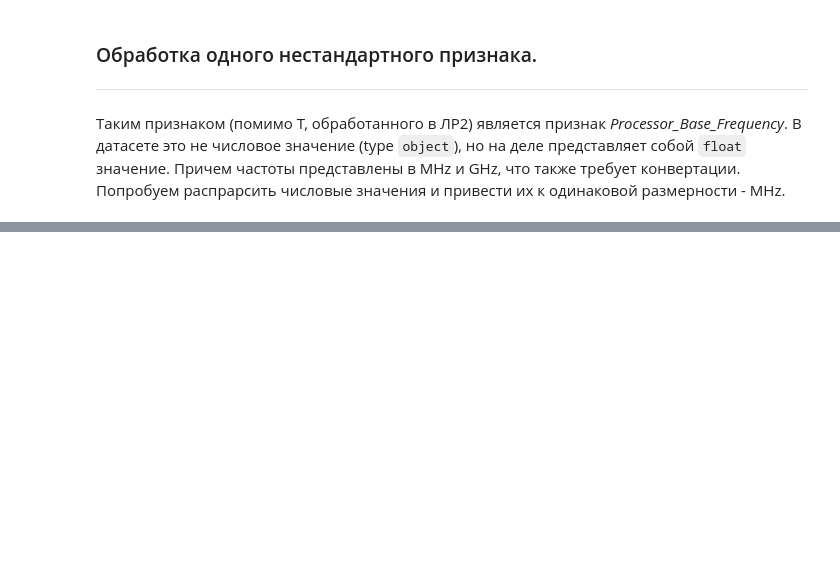
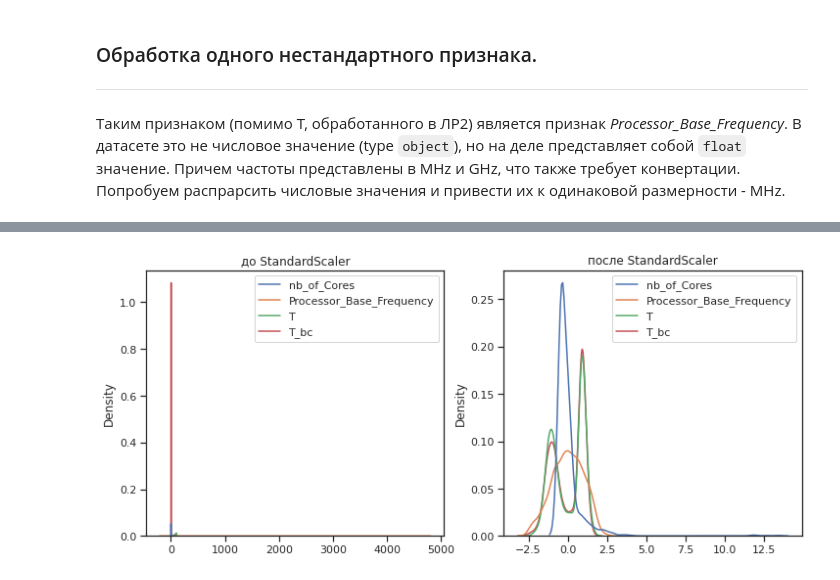
Before and after one commit to GeorgiyX/ML-21, a Jupyter notebook: lr-3/lr-3.ipynb, the cells around one changed output, grey strips where cells are left out. Cells and saved outputs as stored; diff of their text form; code cells hidden in the pictures; blank space fills up the shorter version.

```diff
--- a/lr-3/lr-3.ipynb
+++ b/lr-3/lr-3.ipynb
@@ -55,0 +101,17 @@ dataset
+# %%
+regex_ghz = r"[0-9\.]*(?= GHz)"
+regex_mhz = r"[0-9\.]*(?= MHz)"
+col_name = "Processor_Base_Frequency"
+for val in dataset[col_name]:
+    if type(val) is not str:
+        continue
+    match = re.search(regex_ghz, str(val))
+    if match:
+        dataset[col_name] = dataset[col_name].replace([val], float(match.group()) * 1000)
+    else:
+        match = re.search(regex_mhz, str(val))
+        if not match:
+            raise BaseException("Не удалось распарсить {}".format(val))
+        else:
+            dataset[col_name] = dataset[col_name].replace([val], float(match.group()))
+dataset[col_name] = dataset[col_name].astype(int)
@@ -55,0 +137,2 @@ dataset
+# %%
+dataset_num = dataset[["nb_of_Cores", "Processor_Base_Frequency", "T", "T_bc"]]
@@ -55,0 +157,4 @@ dataset
+# %%
+standard_scaler = StandardScaler()
+dataset_num_ss = pd.DataFrame(standard_scaler.fit_transform(dataset_num), columns=dataset_num.columns)
+dataset_num_ss.describe()
@@ -55,0 +171,4 @@ dataset
+# %%
+draw_kde(dataset_num.columns, dataset_num, dataset_num_ss, "до StandardScaler", "после StandardScaler")
+# %% [output]
+[figure, added]
```
Also changed, not shown: parts of 15 cells of this notebook.
